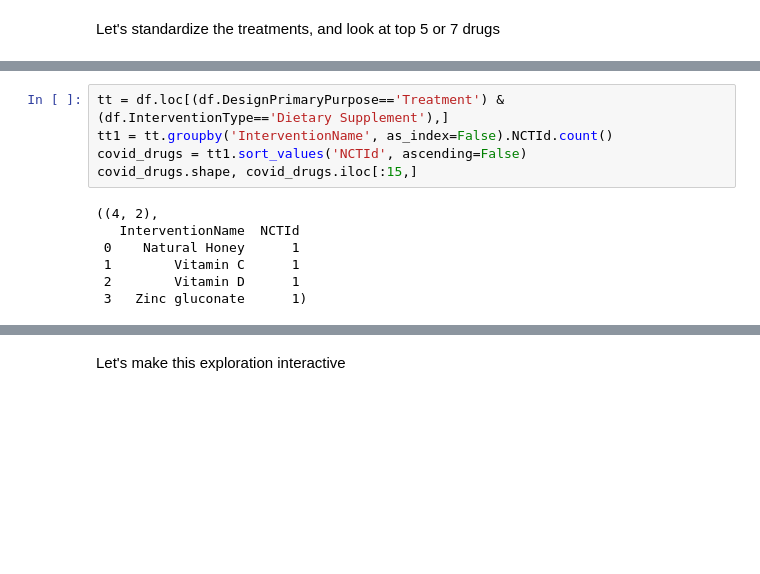
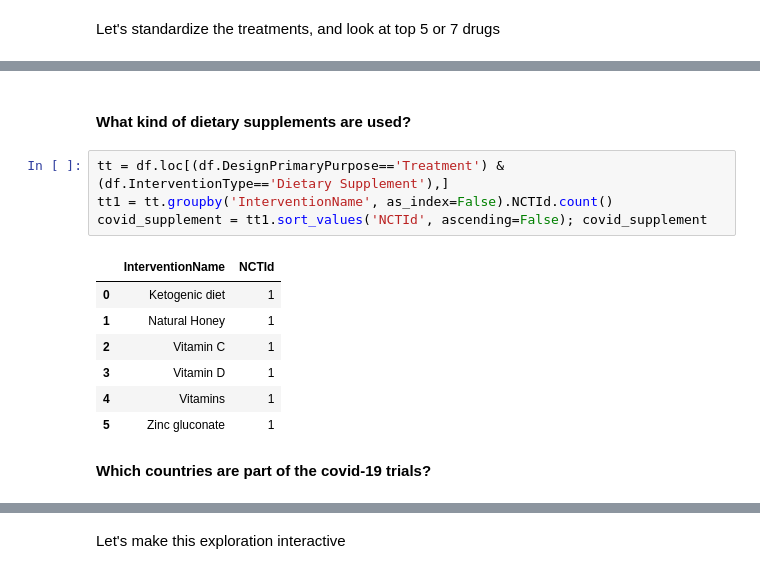
Before and after one commit to AksChougule/clinical-text, a Jupyter notebook: cov19-ct-gov-api/COVID-19-clinical-trials-v2.ipynb, the cells around one changed output, grey strips where cells are left out. Cells and saved outputs as stored; diff of their text form; blank space fills up the shorter version.

```diff
--- a/cov19-ct-gov-api/COVID-19-clinical-trials-v2.ipynb
+++ b/cov19-ct-gov-api/COVID-19-clinical-trials-v2.ipynb
@@ -383,12 +414,16 @@ covid_drugs.shape, covid_drugs.iloc[:15,]
+# %% [markdown]
+#### What kind of dietary supplements are used?
 # %%
 tt = df.loc[(df.DesignPrimaryPurpose=='Treatment') & (df.InterventionType=='Dietary Supplement'),]
 tt1 = tt.groupby('InterventionName', as_index=False).NCTId.count()
-covid_drugs = tt1.sort_values('NCTId', ascending=False)
-covid_drugs.shape, covid_drugs.iloc[:15,]
+covid_supplement = tt1.sort_values('NCTId', ascending=False); covid_supplement
 # %% [output]
-((4, 2),
-   InterventionName  NCTId
- 0    Natural Honey      1
- 1        Vitamin C      1
- 2        Vitamin D      1
- 3   Zinc gluconate      1)
+|  | InterventionName | NCTId |
+| 0 | Ketogenic diet | 1 |
+| 1 | Natural Honey | 1 |
+| 2 | Vitamin C | 1 |
+| 3 | Vitamin D | 1 |
+| 4 | Vitamins | 1 |
+| 5 | Zinc gluconate | 1 |
+# %% [markdown]
+**Which countries are part of the covid-19 trials?**
```
Also changed, not shown: parts of 31 cells of this notebook.
